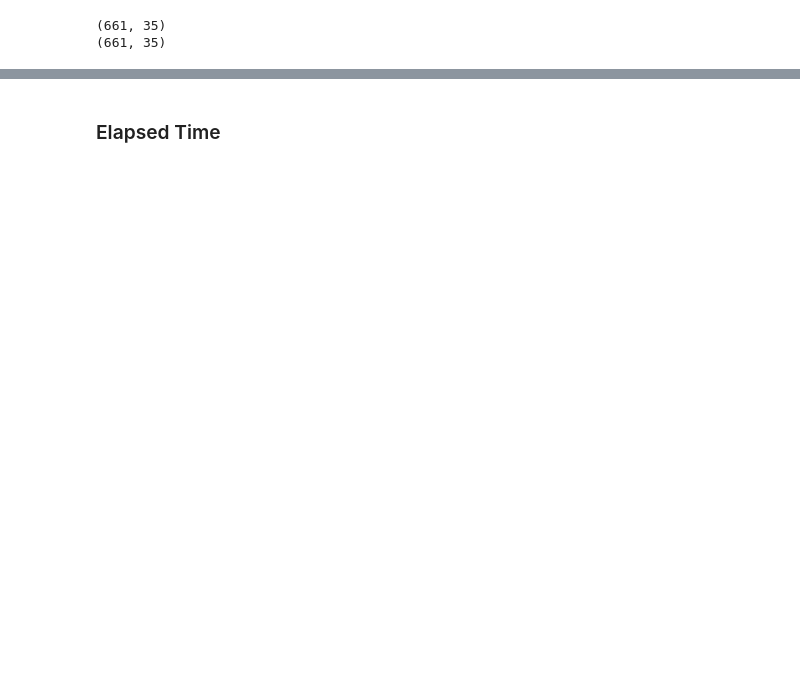
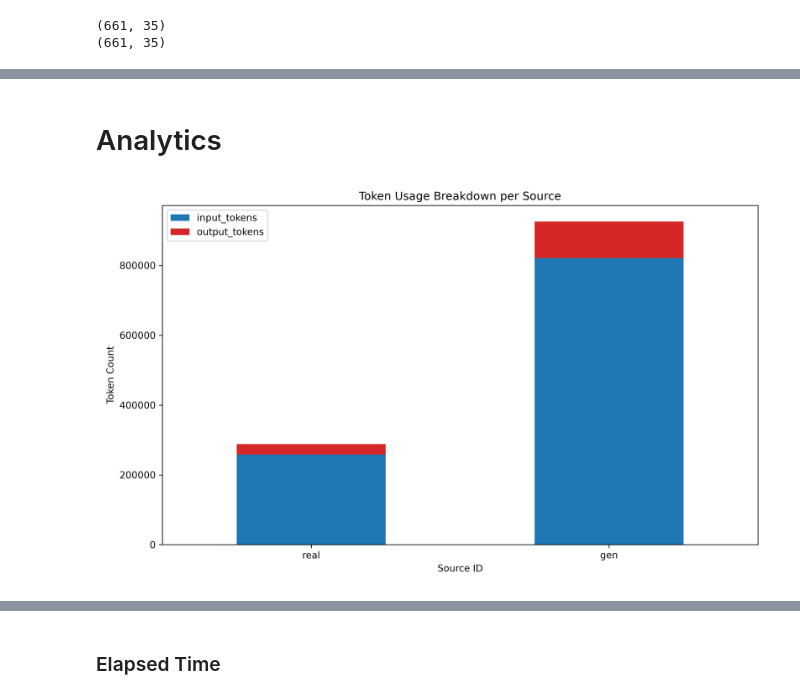
Before and after one commit to umscai/zc07-ml-genai-agentic, a Jupyter notebook: notebook/step4_agentic_test_results.ipynb, the cells around one changed output, grey strips where cells are left out. Drawn from its saved outputs; the diff is of its cells as text; code cells hidden in the pictures; blank space fills up the shorter version.

```diff
--- a/notebook/step4_agentic_test_results.ipynb
+++ b/notebook/step4_agentic_test_results.ipynb
@@ -357,0 +410,6 @@ metrics_df
+# %% [markdown]
+# Analytics
+# %%
+display(Image(filename=settings.IMG_DIR/'token_usage.png', width=1200))
+# %% [output]
+[figure, added]
```
Also changed, not shown: parts of 28 cells of this notebook, 7 other files.
